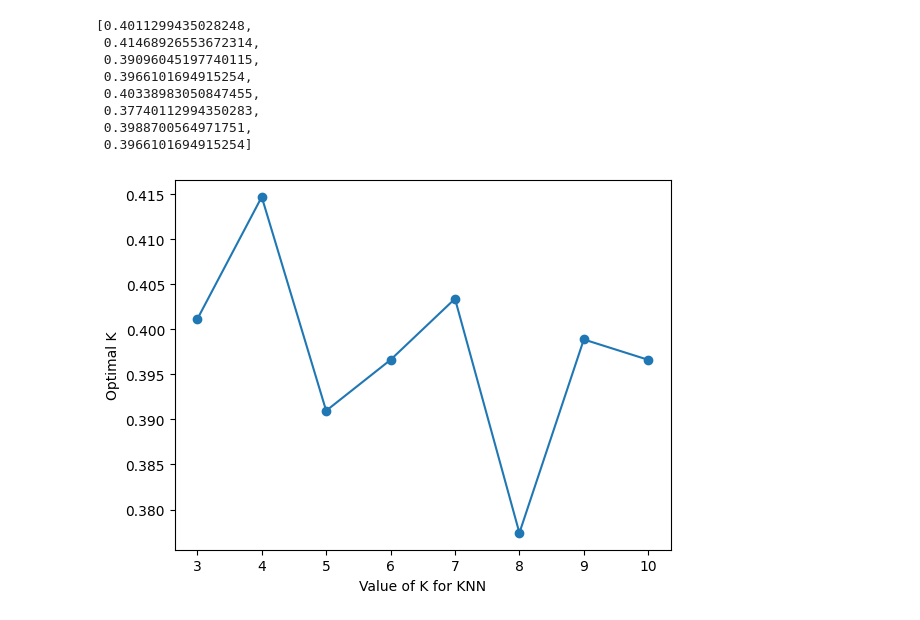
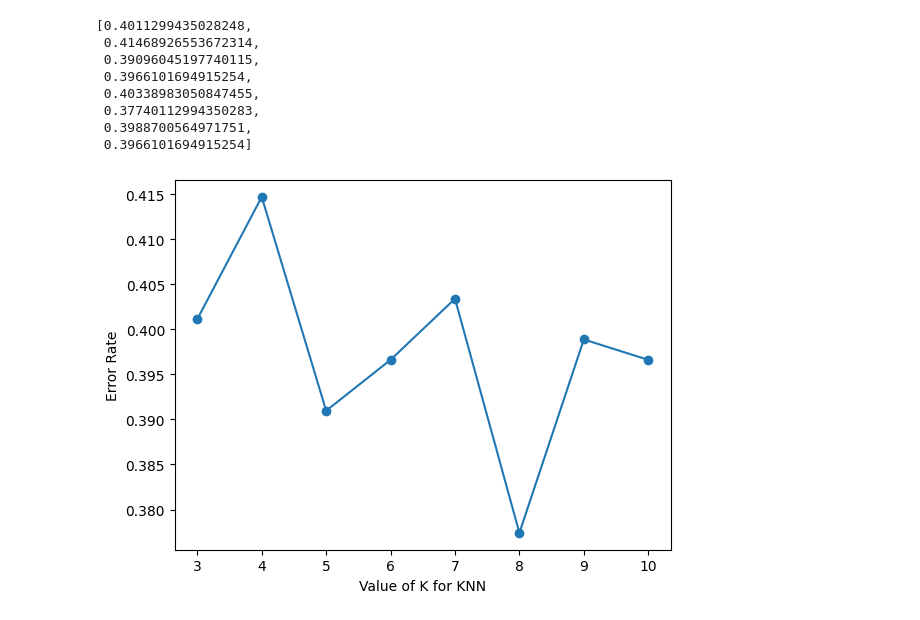
Before and after one commit to Tajerome/Academic-Success, a Jupyter notebook: Academic_Success.ipynb, the cells around one changed output. Saved outputs shown, nothing was run; the diff lists cells and outputs as text; code cells hidden in the pictures.

```diff
--- a/Academic_Success.ipynb
+++ b/Academic_Success.ipynb
@@ -105,7 +102,7 @@ import pandas as pd
 # %%
 X_train, X_test, y_train, y_test = train_test_split(X, y, test_size=0.2, random_state=42)
 # %%
-knn = KNeighborsClassifier(n_neighbors=5)
+knn = KNeighborsClassifier(n_neighbors=8)
 knn.fit(X_train, y_train)
 # %% [output]
 KNeighborsClassifier(n_neighbors=8)
@@ -175,9 +172,9 @@ error_rates
 # %%
 plt.plot(range(3,11), error_rates, marker = 'o')
 plt.xlabel("Value of K for KNN")
-plt.ylabel("Optimal K")
+plt.ylabel("Error Rate")
 plt.show()
 # %% [output]
-[figure, old version]
+[figure, new version]
 # %%
 dataset['Target'] = dataset['Target'].map({'Dropout': 0, 'Enrolled': 1, 'Graduate': 2,})
```
Also changed, not shown: parts of 8 cells of this notebook.
